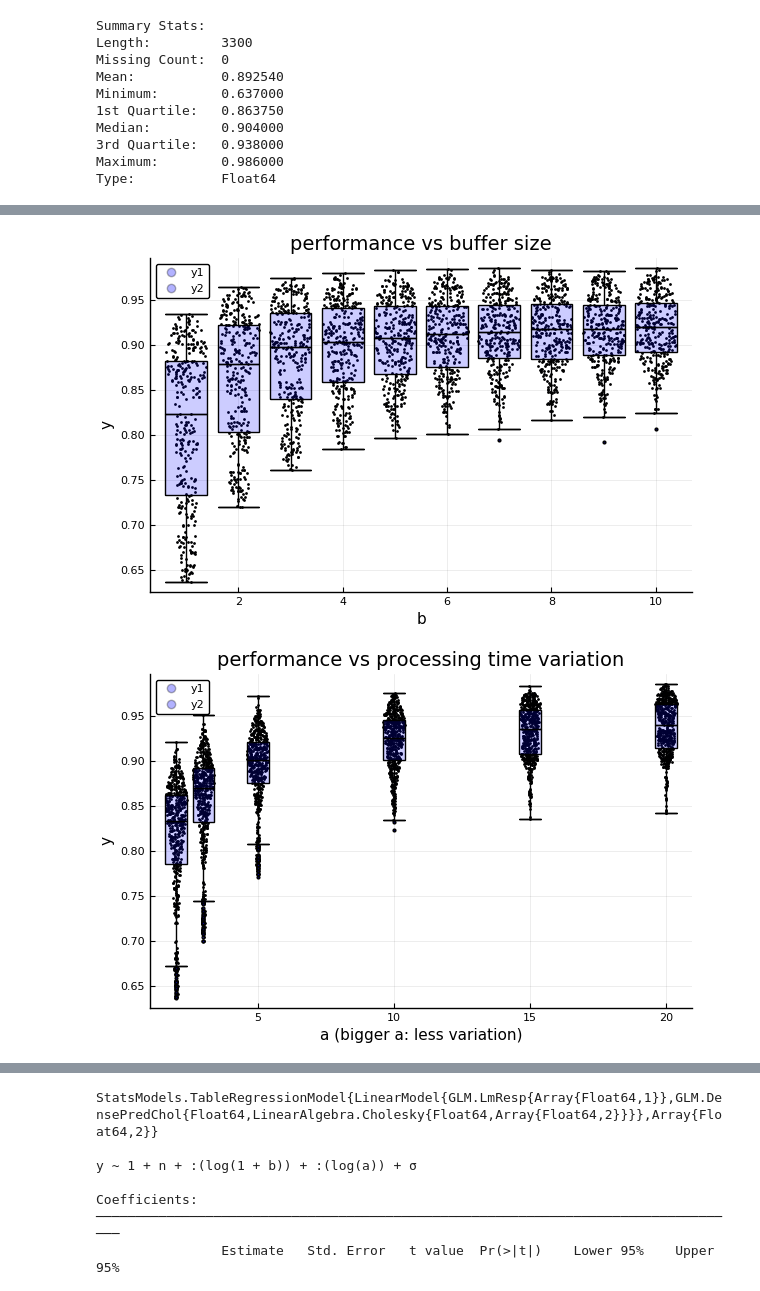
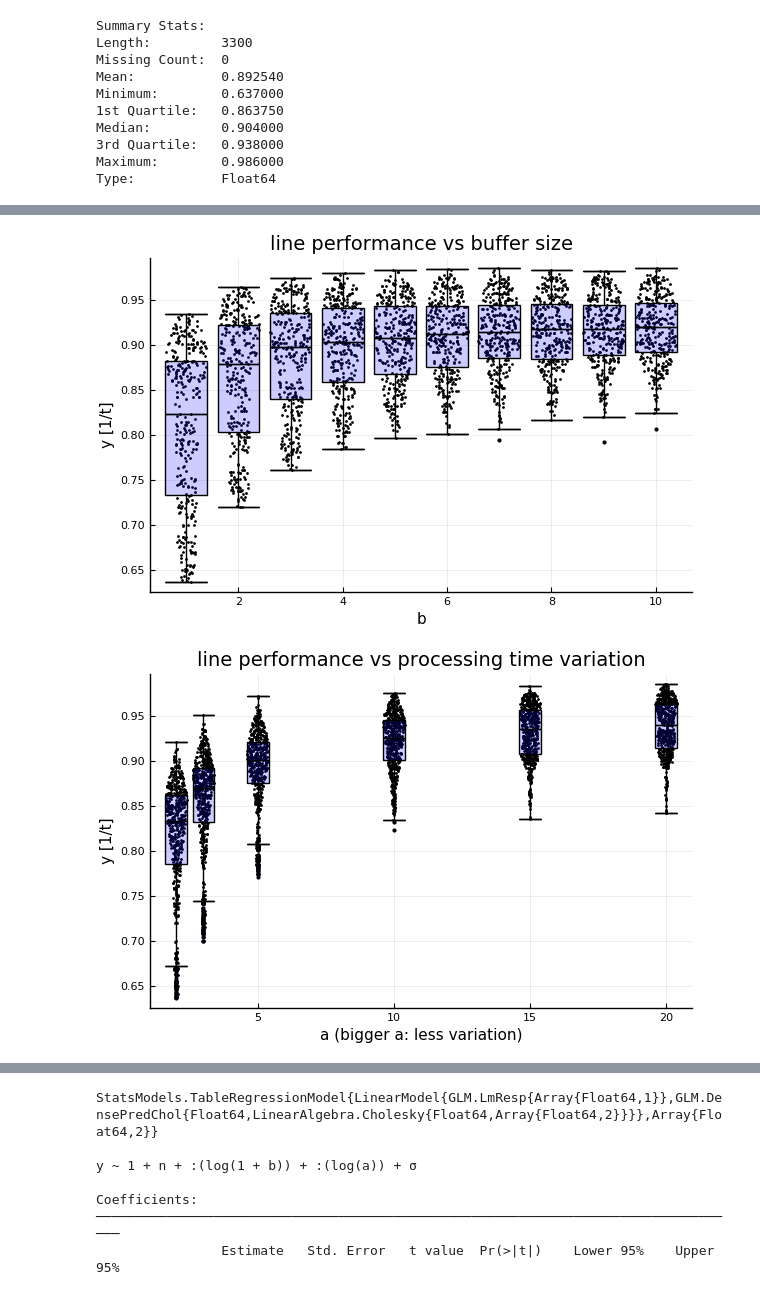
Before and after one commit to JuliaDynamics/DiscreteEvents.jl, a Jupyter notebook: docs/notebooks/dicegame.ipynb, the cells around one changed output, grey strips where cells are left out. Cells and saved outputs as stored; diff of their text form; code cells hidden in the pictures.

```diff
--- a/docs/notebooks/dicegame.ipynb
+++ b/docs/notebooks/dicegame.ipynb
@@ -308,15 +304,15 @@ The worst performance is with a long line, minimum buffers and maximum variation
 # %%
-@df res dotplot(:b, :y, title="performance vs buffer size", xlabel="b", ylabel="y",
-    marker=(:circle, 2, 0.3, :none, 1, 0.3, :blue, :solid))
+@df res dotplot(:b, :y, title="line performance vs buffer size", xlabel="b", ylabel="y [1/t]",
+    marker=(:circle, 2, 0.3, :none, 1, 0.3, :blue, :solid), legend=:none)
 @df res boxplot!(:b, :y, marker=(:none, 0.3, 0.3, :blue, 2, 0.3, :blue, :solid), fill=(0, 0.2, :blue))
 # %% [output]
-[figure, old version]
+[figure, new version]
 # %%
-@df res dotplot(:a, :y, title="performance vs processing time variation", xlabel="a (bigger a: less variation)", ylabel="y",
-    marker=(:circle, 2, 0.3, :none, 1, 0.3, :blue, :solid))
+@df res dotplot(:a, :y, title="line performance vs processing time variation", xlabel="a (bigger a: less variation)",
+    ylabel="y [1/t]", marker=(:circle, 2, 0.3, :none, 1, 0.3, :blue, :solid), legend=:none)
 @df res boxplot!(:a, :y, marker=(:none, 0.3, 0.3, :blue, 2, 0.3, :blue, :solid), fill=(0, 0.2, :blue))
 # %% [output]
-[figure, old version]
+[figure, new version]
 # %%
 x = Int.(round.(res.σ*40))
 @df res dotplot(x, :y, title="line performance vs worker performance variation", xlabel=L"\sigma", ylabel="y",
```
Also changed, not shown: parts of 25 cells of this notebook, 23 other files.
